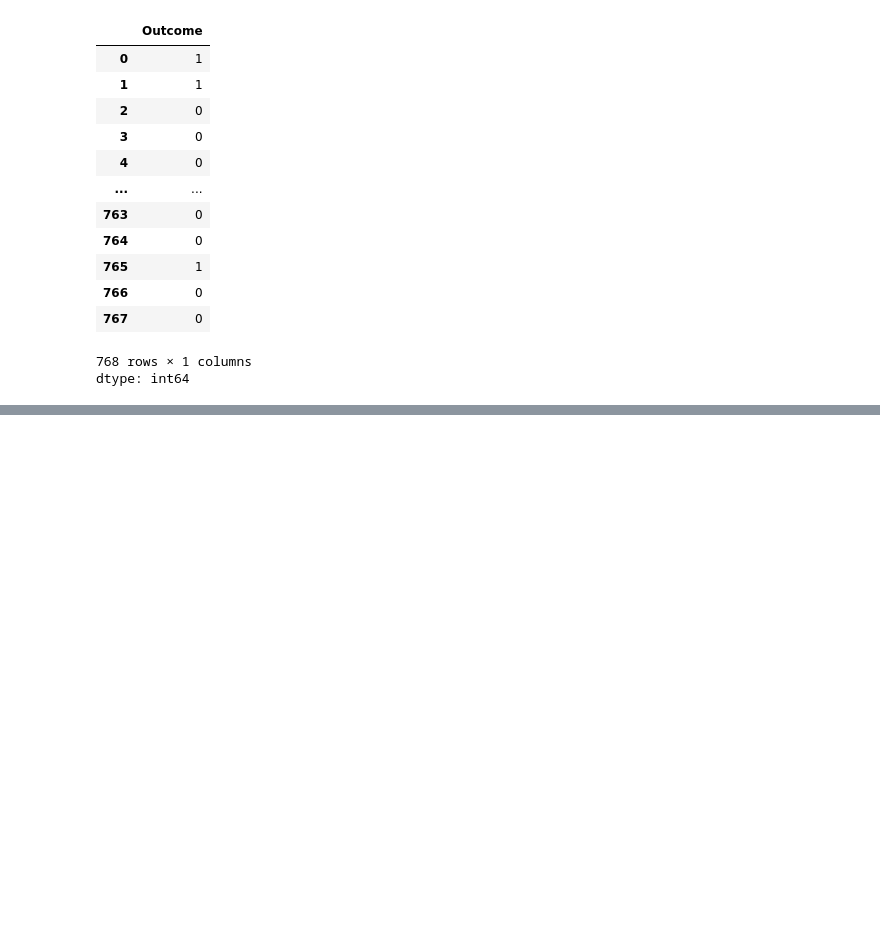
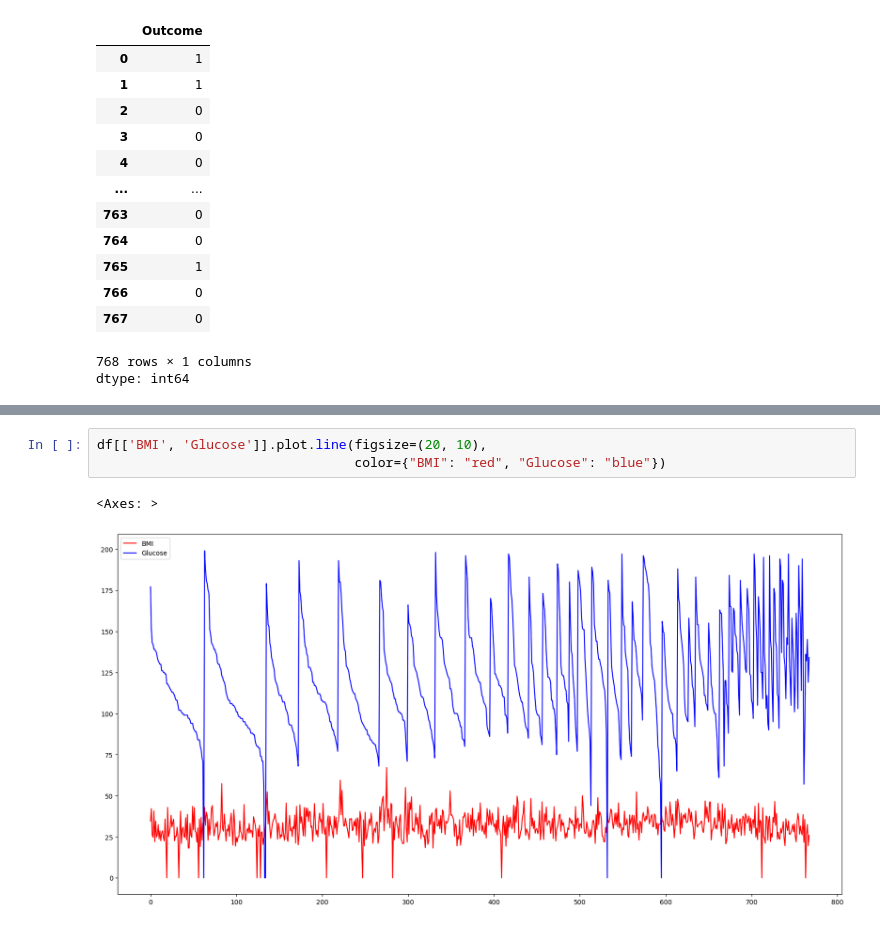
Before and after one commit to mm10111/scaling-octo-engine, a Jupyter notebook: pandas_tutorial.ipynb, the cells around one changed output, grey strips where cells are left out. Cells and saved outputs as stored; diff of their text form; blank space fills up the shorter version.

```diff
--- a/pandas_tutorial.ipynb
+++ b/pandas_tutorial.ipynb
@@ -386,0 +839,6 @@ df[['Pregnancies', 'Outcome']]
+# %%
+df[['BMI', 'Glucose']].plot.line(figsize=(20, 10),
+                                 color={"BMI": "red", "Glucose": "blue"})
+# %% [output]
+<Axes: >
+[figure, added]
```
Also changed, not shown: parts of 48 cells of this notebook.
